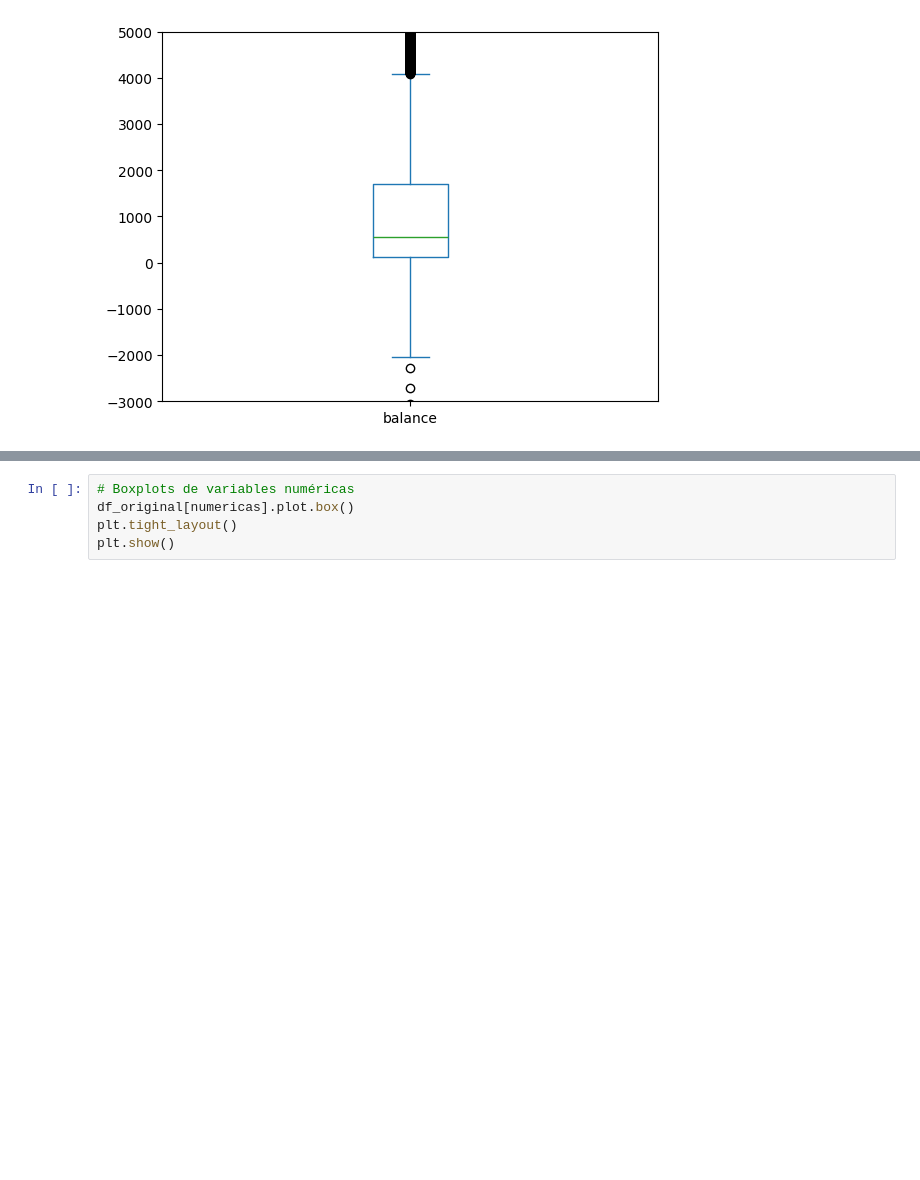
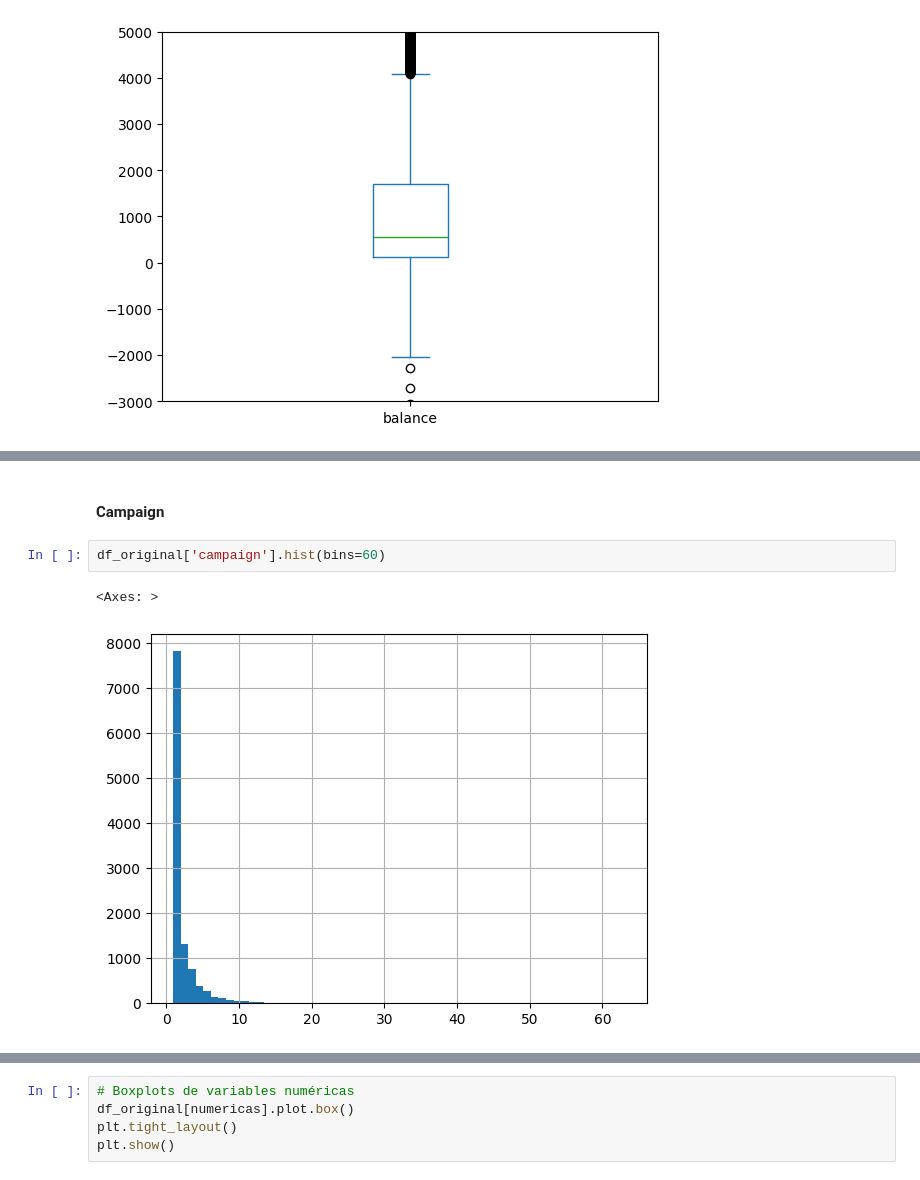
Before and after one commit to MarinaTorba/PersonalDataProrjects, a Jupyter notebook: Equip_9/Scripts/EDA.ipynb, the cells around one changed output, grey strips where cells are left out. Cells and saved outputs as stored; diff of their text form; blank space fills up the shorter version.

```diff
--- a/Equip_9/Scripts/EDA.ipynb
+++ b/Equip_9/Scripts/EDA.ipynb
@@ -161,0 +177,7 @@ Name: balance, dtype: float64
+# %% [markdown]
+#### Campaign
+# %%
+df_original['campaign'].hist(bins=60)
+# %% [output]
+<Axes: >
+[figure, added]
```
Also changed, not shown: parts of 13 cells of this notebook.
